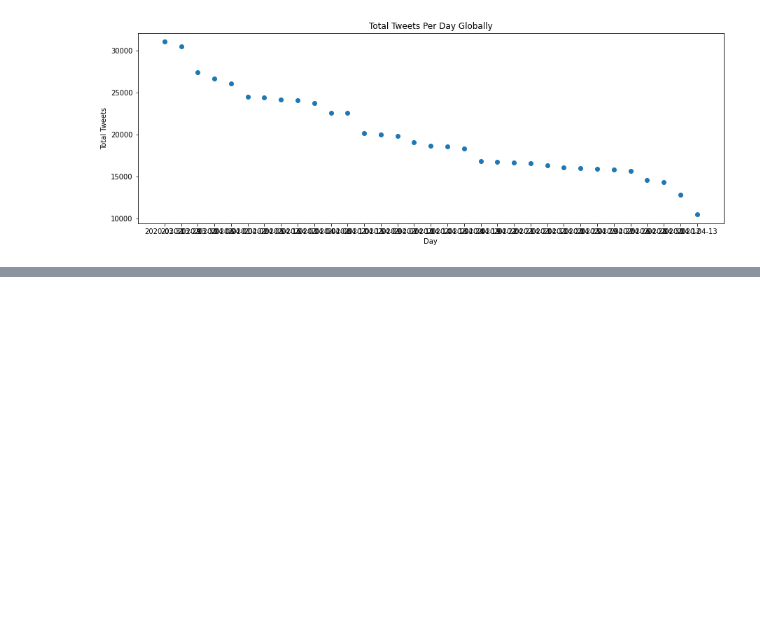
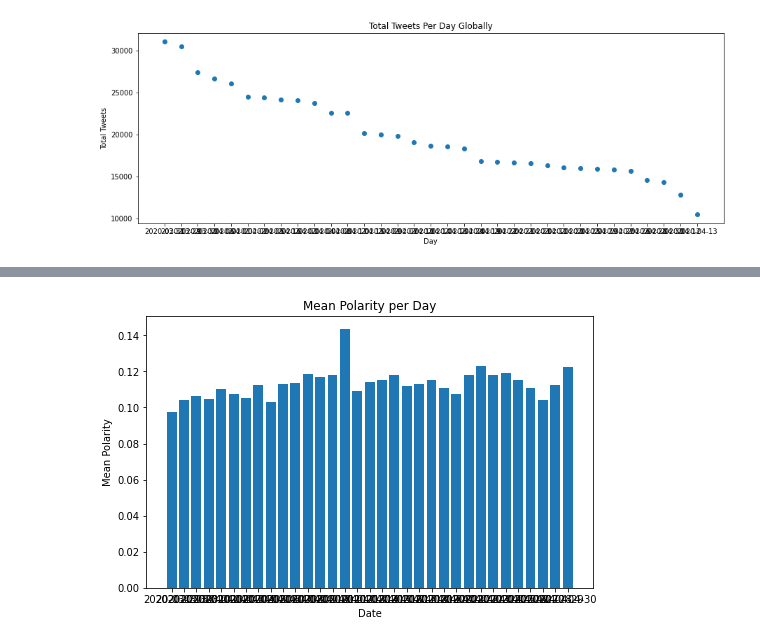
Before and after one commit to adrielk/Covid19-ML-and-Analysis, a Jupyter notebook: Covid-19 and Sentiment.ipynb, the cells around one changed output, grey strips where cells are left out. Saved outputs shown, nothing was run; the diff lists cells and outputs as text; code cells hidden in the pictures; blank space fills up the shorter version.

Commit message:
Basic sentiment analysis.

```diff
--- a/Covid-19 and Sentiment.ipynb
+++ b/Covid-19 and Sentiment.ipynb
@@ -371,0 +438,3 @@ https://textblob.readthedocs.io/en/dev/
+# %%
+full_cc_en['Polarity'] = polarities
+full_cc_en['Subjectivity'] = subjectivs
@@ -371,0 +452,7 @@ https://textblob.readthedocs.io/en/dev/
+# %%
+trumpCountsList = []
+text = list(full_cc_en['text'])
+for i in range(0,len(text)):
+    trumpCountsList.append(trumpCounts(str(text[i])))
+# %%
+full_cc_en['Trump_Counts'] = trumpCountsList
@@ -371,0 +624,3 @@ https://textblob.readthedocs.io/en/dev/
+# %%
+sentimentPre = full_cc_en[['Date','Polarity','Subjectivity']].groupby('Date').mean().reset_index().sort_values(by = ['Date'], ascending= True)
+sentimentPre.head()
@@ -371,0 +634,9 @@ https://textblob.readthedocs.io/en/dev/
+# %%
+plt.figure(figsize = (8,5))
+plt.bar(sentimentPre['Date'], sentimentPre['Polarity'])
+plt.xlabel('Date')
+plt.ylabel('Mean Polarity')
+plt.title('Mean Polarity per Day')
+plt.show()
+# %% [output]
+[figure, added]
```
Also changed, not shown: parts of 44 cells of this notebook.
